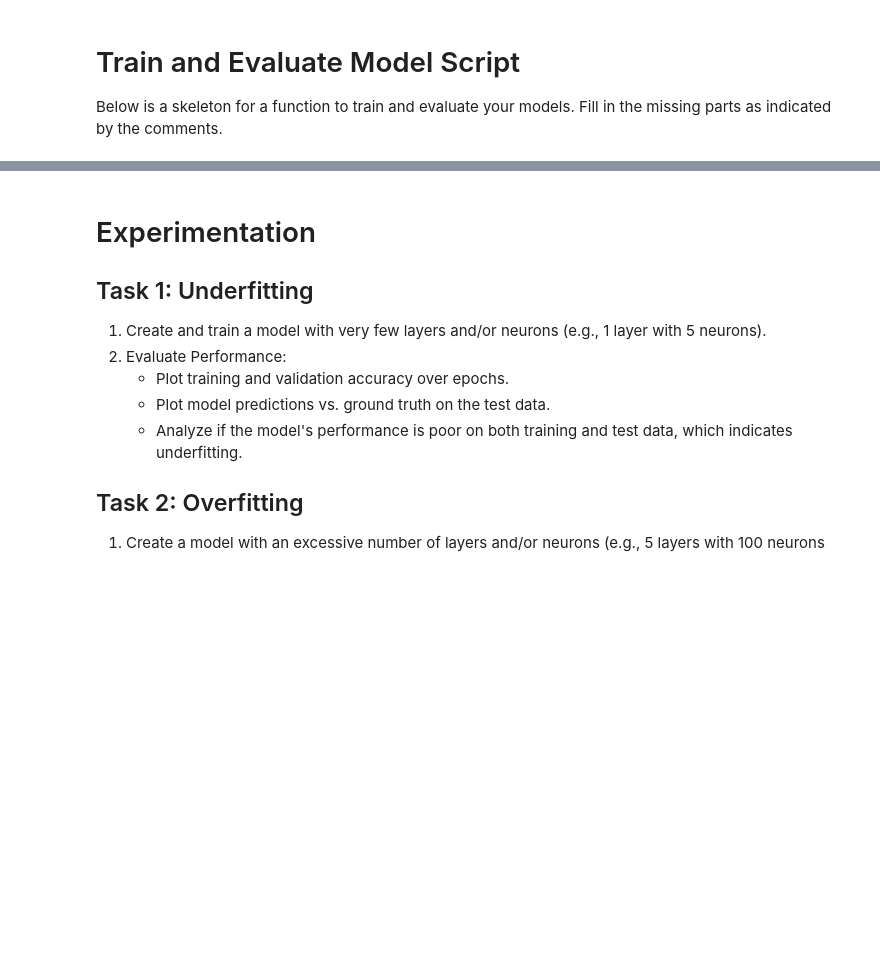
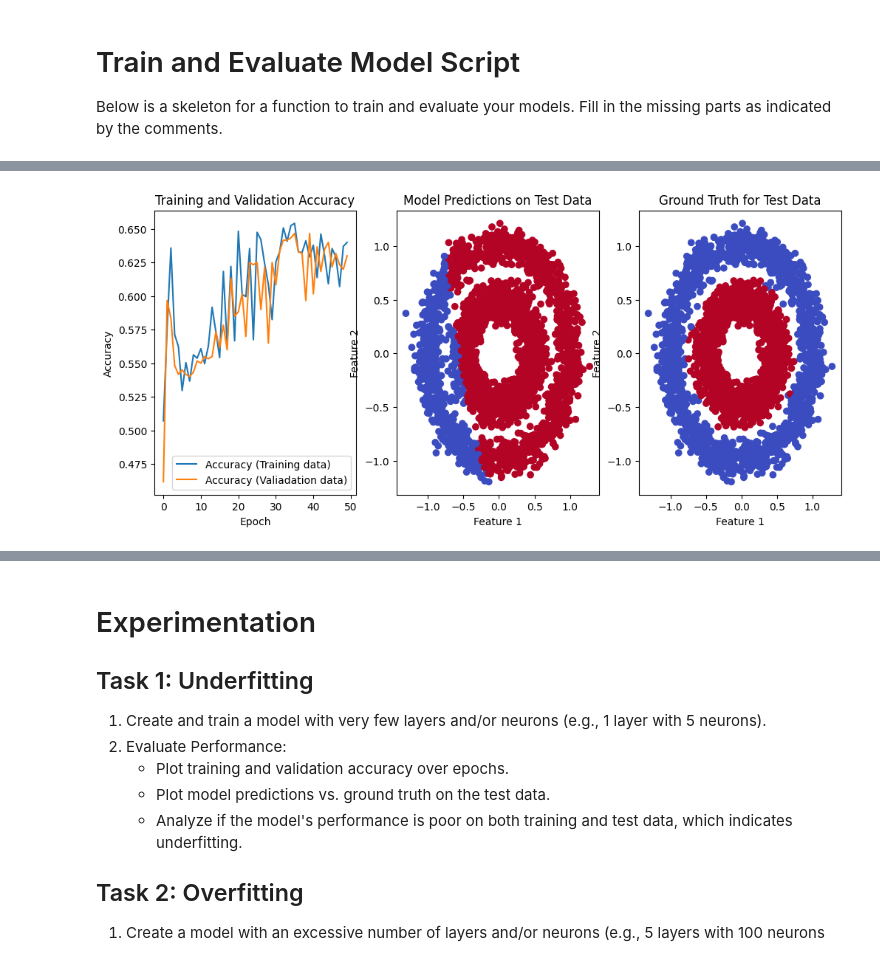
Before and after one commit to VineelaNedunuri/Deep-Learning, a Jupyter notebook: week1/day3/Network_architecture_exploration_students.ipynb, the cells around one changed output, grey strips where cells are left out. Drawn from its saved outputs; the diff is of its cells as text; code cells hidden in the pictures; blank space fills up the shorter version.

```diff
--- a/week1/day3/Network_architecture_exploration_students.ipynb
+++ b/week1/day3/Network_architecture_exploration_students.ipynb
@@ -87,0 +109,5 @@ WARNING:tensorflow:From c:\Users\vinee\OneDrive\Dokument\Github\Deep-Learning\ve
+# %%
+# Create and train a model with very few layers and/or neurons
+underfit_model = build_model(num_layers=1, num_neurons=5)
+train_and_evaluate_model(underfit_model, epochs=50)
+# %% [output]
@@ -87,0 +115 @@ WARNING:tensorflow:From c:\Users\vinee\OneDrive\Dokument\Github\Deep-Learning\ve
+[figure, added]
```
Also changed, not shown: parts of 5 cells of this notebook.
